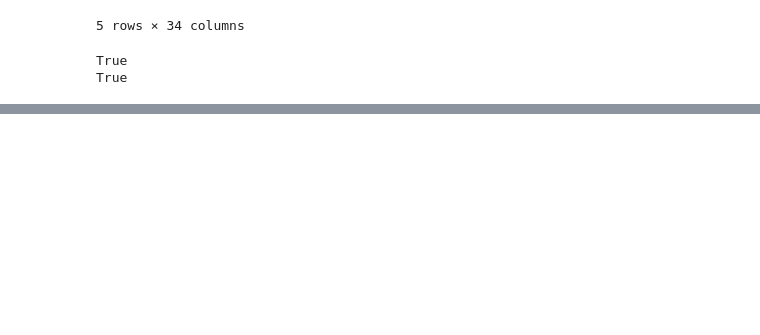
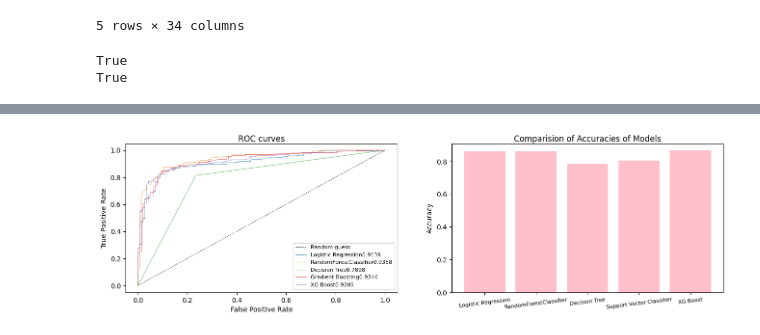
Before and after one commit to Afshinrommel/Unsupervise_learning, a Jupyter notebook: model_prediction.ipynb, the cells around one changed output, grey strips where cells are left out. Saved outputs shown, nothing was run; the diff lists cells and outputs as text; code cells hidden in the pictures; blank space fills up the shorter version.

```diff
--- a/model_prediction.ipynb
+++ b/model_prediction.ipynb
@@ -383,0 +414,43 @@ plt.show()
+# %%
+models = [('Logistic Regression',LogisticRegression()),
+          ('RandomForestClassifier',RandomForestClassifier()),
+          ('Decision Tree',DecisionTreeClassifier()),
+          ("Gradient Boosting",GradientBoostingClassifier()),
+          ('XG Boost',XGBClassifier())]
+fig, (ax1, ax2) = plt.subplots(figsize = (16, 4), ncols=2, nrows=1)
+#fig, (ax1, ax2) = plt.subplots(1, 2)
+ax1.plot([0, 1], [0, 1], 'k--', label='Random guess', linewidth=0.5)
+for model in models:
+    model[1].fit(X_train, Y_train)
+    y_pred = model[1].predict_proba(X_val)[:, 1]
+    fpr, tpr, _ = metrics.roc_curve(Y_val, y_pred)
+    auc = round(metrics.roc_auc_score(Y_val, y_pred), 4)
+    model_names = [x[0] for x in models]
+    ax1.plot(fpr,tpr,label= model[0]+str(auc), linewidth=0.5)
+    ax1.set_xlabel('False Positive Rate')
+    ax1.set_ylabel('True Positive Rate')
+    ax1.set_title('ROC curves',  fontweight=10,pad='2.0')
+
+    ax1.legend(fontsize="8")
+
+models = [('Logistic Regression',LogisticRegression()),
+          ('RandomForestClassifier',RandomForestClassifier()),
+          ('Decision Tree',DecisionTreeClassifier()),
+          ('Support Vector Classifier',SVC()),
+          ('XG Boost',XGBClassifier())]
+
+accuracy_list = []
+for model in models:
+    model[1].fit(X_train, Y_train)
+    y_pred = model[1].predict(X_val)
+    accuracy_list.append(accuracy_score(Y_val, y_pred))
+#plt.figure(figsize=(8, 4))
+model_names = [x[0] for x in models]
+y_pos = range(len(models))
+ax2.bar(y_pos, accuracy_list, color='pink')
+ax2.set_xticks(y_pos, [x[0] for x in models], rotation=7, fontsize= 8)
+ax2.set_ylabel('Accuracy')
+ax2.set_title('Comparision of Accuracies of Models',  fontweight=10,pad='2.0')
+fig.savefig('C:/Users/Dell/Documents/book/unsuper/send for github/mix.png')
+# %% [output]
+[figure, added]
```
Also changed, not shown: parts of 10 cells of this notebook, 4 other files.
